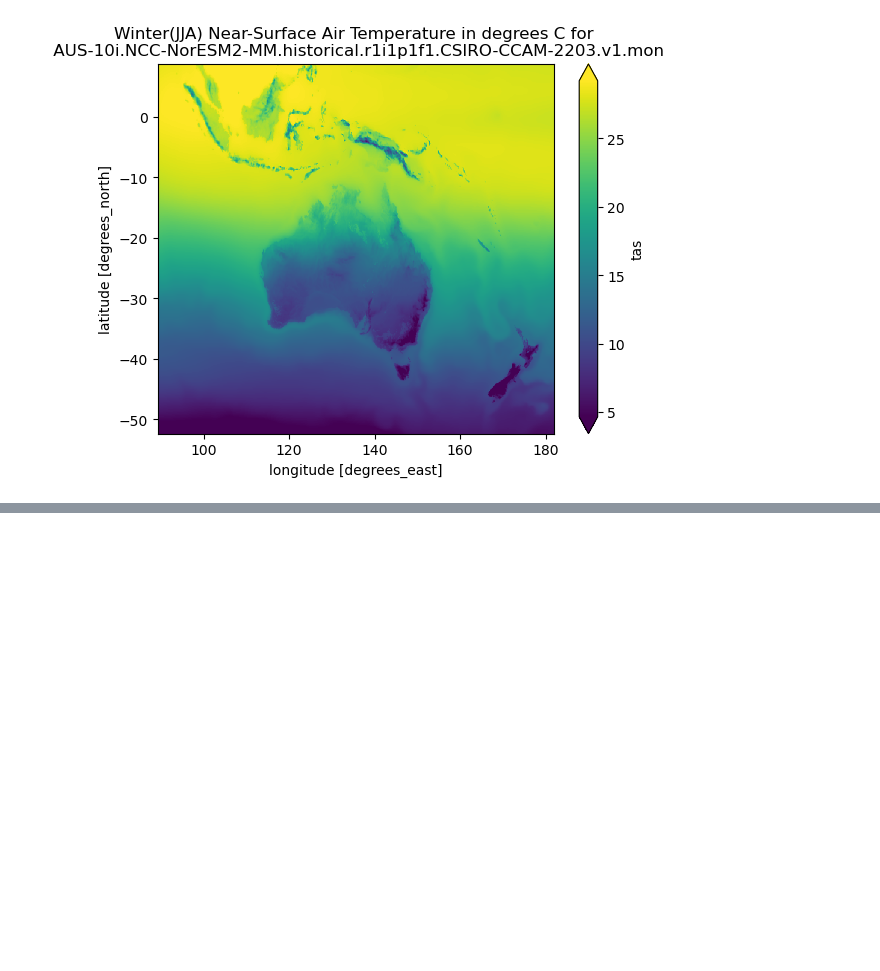
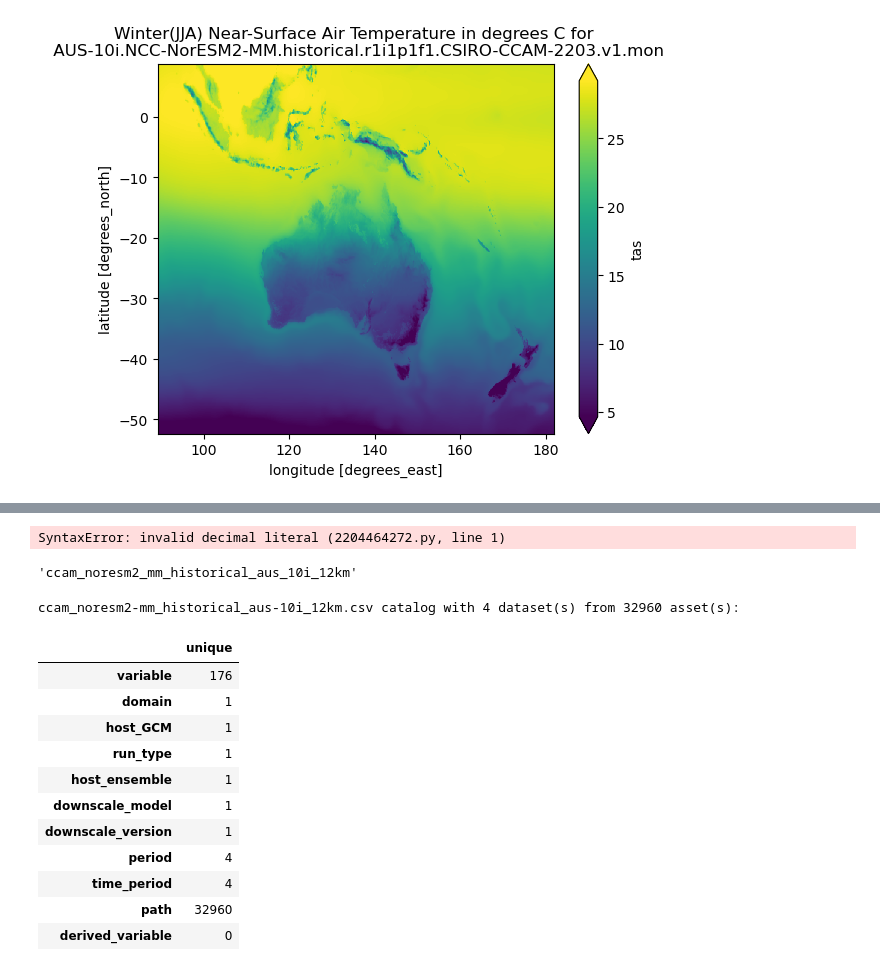
Before and after one commit to AusClimateService/data-catalogue, a Jupyter notebook: notebooks/ACS-cat-demo.ipynb, the cells around one changed output, grey strips where cells are left out. Drawn from its saved outputs; the diff is of its cells as text; code cells hidden in the pictures; blank space fills up the shorter version.

```diff
--- a/notebooks/ACS-cat-demo.ipynb
+++ b/notebooks/ACS-cat-demo.ipynb
@@ -326,2 +332,33 @@ Text(0.5, 1.0, 'Winter(JJA) Near-Surface Air Temperature in degrees C for \n AUS
+# %%
+DS_dictAUS-10i.NCC-NorESM2-MM.historical.r1i1p1f1.CSIRO-CCAM-2203.v1.mon
+# %% [output]
+SyntaxError: invalid decimal literal (2204464272.py, line 1)
 # %%
-client.close()
+product='ccam_noresm2_mm_historical_aus_10i_12km'
+domains=['AUS-10i']
+host_GCMs=['NCC-NorESM2-MM']
+run_types=['historical']
+host_ensembles=['r1i1p1f1']
+downscale_models = ['CSIRO-CCAM-2203']
+downscale_versions = ['v1']
+time_periods=['monthly']
+# %%
+product
+# %% [output]
+'ccam_noresm2_mm_historical_aus_10i_12km'
+# %%
+root_cat[product]
+# %% [output]
+ccam_noresm2-mm_historical_aus-10i_12km.csv catalog with 4 dataset(s) from 32960 asset(s):
+|  | unique |
+| variable | 176 |
+| domain | 1 |
+| host_GCM | 1 |
+| run_type | 1 |
+| host_ensemble | 1 |
+| downscale_model | 1 |
+| downscale_version | 1 |
+| period | 4 |
+| time_period | 4 |
+| path | 32960 |
+| derived_variable | 0 |
```
Also changed, not shown: parts of 14 cells of this notebook.
